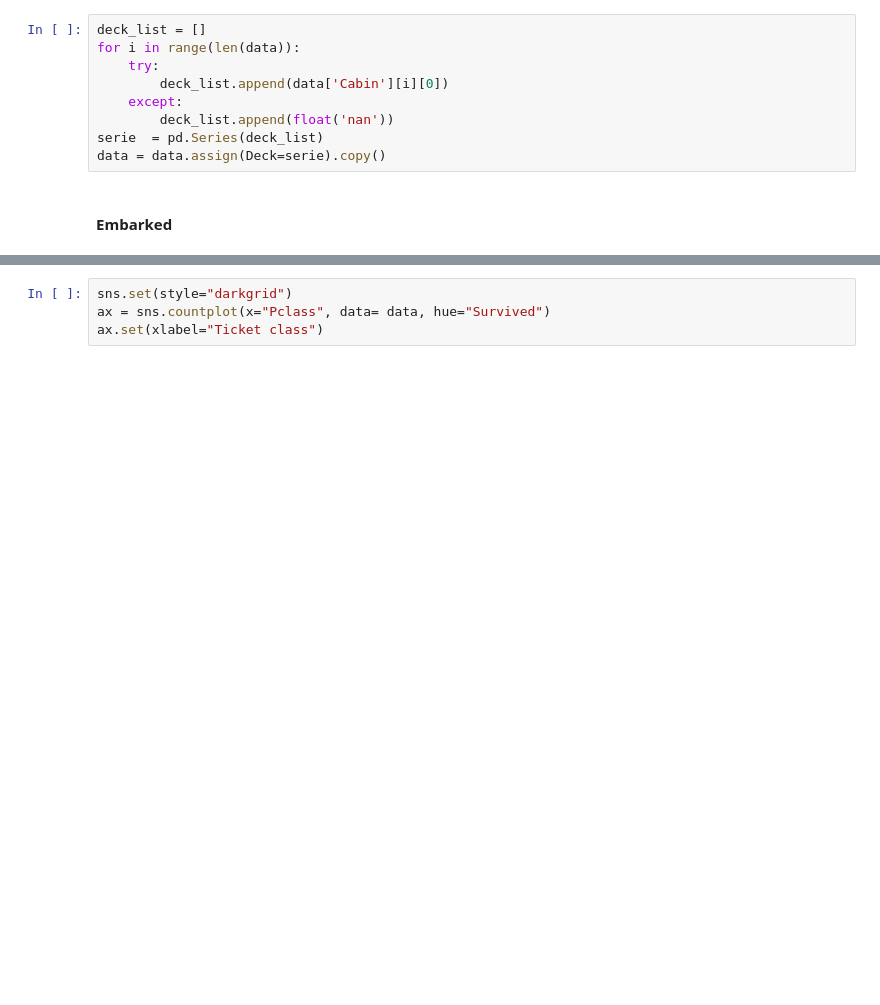
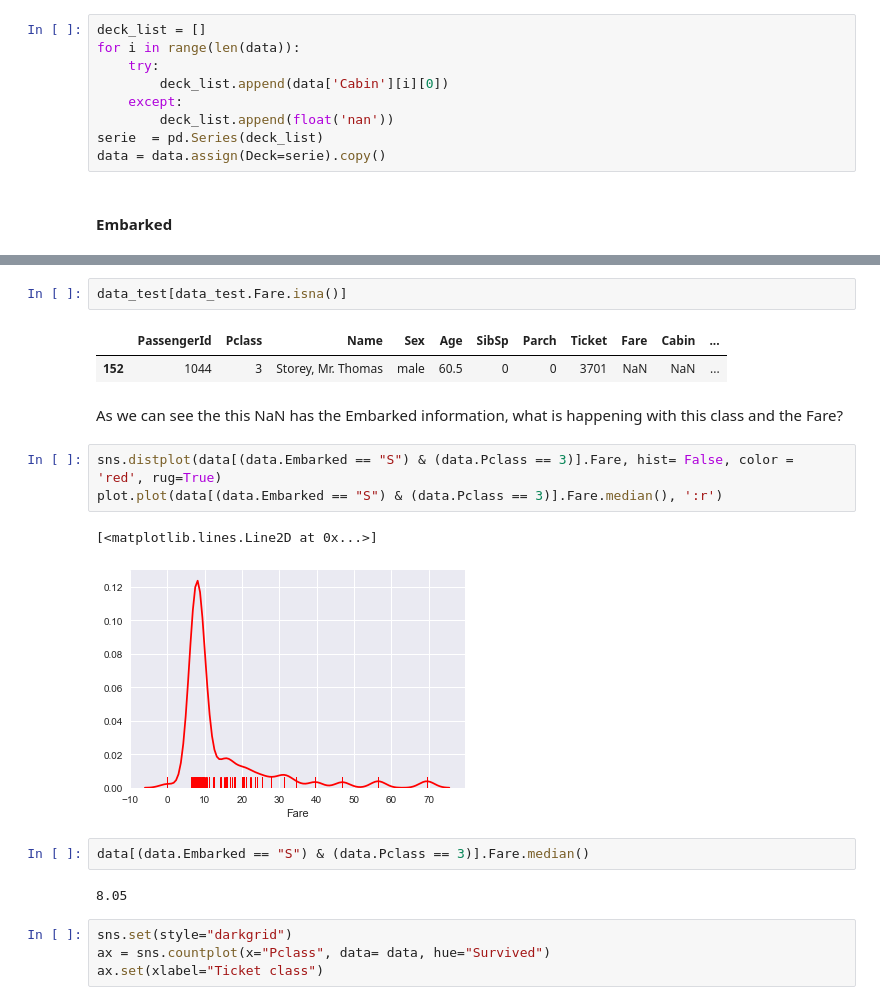
Before and after one commit to vinalyan/Data-Science, a Jupyter notebook: Challenges/kaggle/Titanic.ipynb, the cells around one changed output, grey strips where cells are left out. Cells and saved outputs as stored; diff of their text form; blank space fills up the shorter version.

```diff
--- a/Challenges/kaggle/Titanic.ipynb
+++ b/Challenges/kaggle/Titanic.ipynb
@@ -392,3 +454,20 @@ data = data.assign(Deck=serie).copy()
+# %%
+data_test[data_test.Fare.isna()]
+# %% [output]
+|  | PassengerId | Pclass | Name | Sex | Age | SibSp | Parch | Ticket | Fare | Cabin | ... |
+| 152 | 1044 | 3 | Storey, Mr. Thomas | male | 60.5 | 0 | 0 | 3701 | NaN | NaN | ... |
+# %% [markdown]
+As we can see the this NaN has the Embarked information, what is happening with this class and the Fare?
+# %%
+sns.distplot(data[(data.Embarked == "S") & (data.Pclass == 3)].Fare, hist= False, color = 'red', rug=True)
+plot.plot(data[(data.Embarked == "S") & (data.Pclass == 3)].Fare.median(), ':r')
+# %% [output]
+[<matplotlib.lines.Line2D at 0x...>]
+[figure, added]
+# %%
+data[(data.Embarked == "S") & (data.Pclass == 3)].Fare.median()
+# %% [output]
+8.05
 # %%
 sns.set(style="darkgrid")
 ax = sns.countplot(x="Pclass", data= data, hue="Survived")
```
Also changed, not shown: parts of 16 cells of this notebook.
